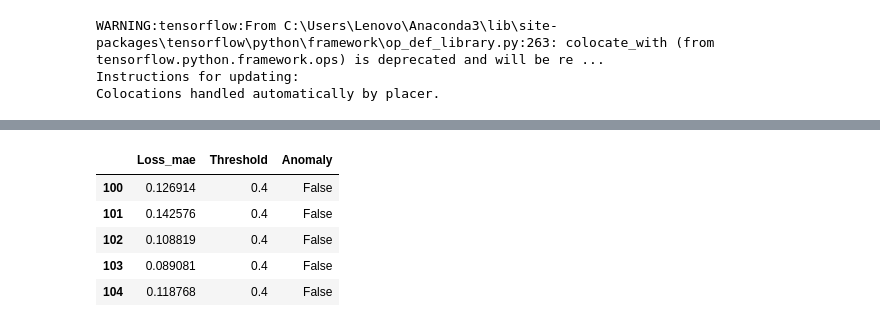
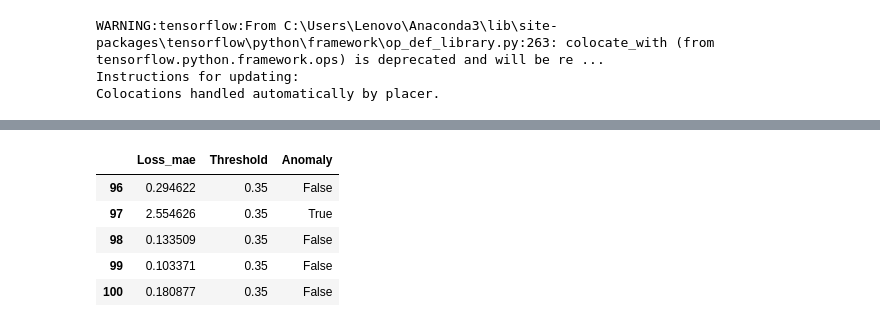
Before and after one commit to adammalynn/Pharmaceutical-ML, a Jupyter notebook: lindatatussin_analysis.ipynb, the cells around one changed output, grey strips where cells are left out. Saved outputs shown, nothing was run; the diff lists cells and outputs as text; code cells hidden in the pictures.

```diff
--- a/lindatatussin_analysis.ipynb
+++ b/lindatatussin_analysis.ipynb
@@ -50,8 +50,8 @@ df.describe()
 # %%
 df_an = df.drop('Sample-Number', axis=1)
 # %%
-dataset_train = df_an[:100]
-dataset_test = df_an[100:]
+dataset_train = df_an[:96]
+dataset_test = df_an[96:]
 # %%
 dataset_train.plot(figsize = (14,8))
 plt.savefig('images/all_measure_traces.png')
@@ -167,21 +167,21 @@ Will use a threshold of 0.4
 # %%
 X_pred = model.predict(np.array(X_test))
 X_pred = pd.DataFrame(X_pred,
                       columns=X_test.columns)
 X_pred.index = X_test.index
 
 scored = pd.DataFrame(index=X_test.index)
 scored['Loss_mae'] = np.mean(np.abs(X_pred-X_test), axis = 1)
-scored['Threshold'] = 0.4
+scored['Threshold'] = 0.35
 scored['Anomaly'] = scored['Loss_mae'] > scored['Threshold']
 scored.head()
 # %% [output]
 |  | Loss_mae | Threshold | Anomaly |
-| 100 | 0.126914 | 0.4 | False |
-| 101 | 0.142576 | 0.4 | False |
-| 102 | 0.108819 | 0.4 | False |
-| 103 | 0.089081 | 0.4 | False |
-| 104 | 0.118768 | 0.4 | False |
+| 96 | 0.294622 | 0.35 | False |
+| 97 | 2.554626 | 0.35 | True |
+| 98 | 0.133509 | 0.35 | False |
+| 99 | 0.103371 | 0.35 | False |
+| 100 | 0.180877 | 0.35 | False |
 # %%
 X_pred_train = model.predict(np.array(X_train))
 X_pred_train = pd.DataFrame(X_pred_train,
```
Also changed, not shown: parts of 8 cells of this notebook, 4 other files.
